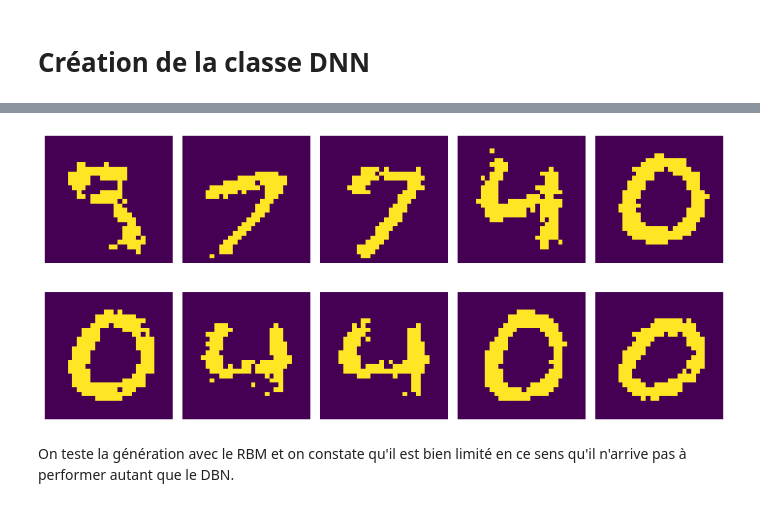
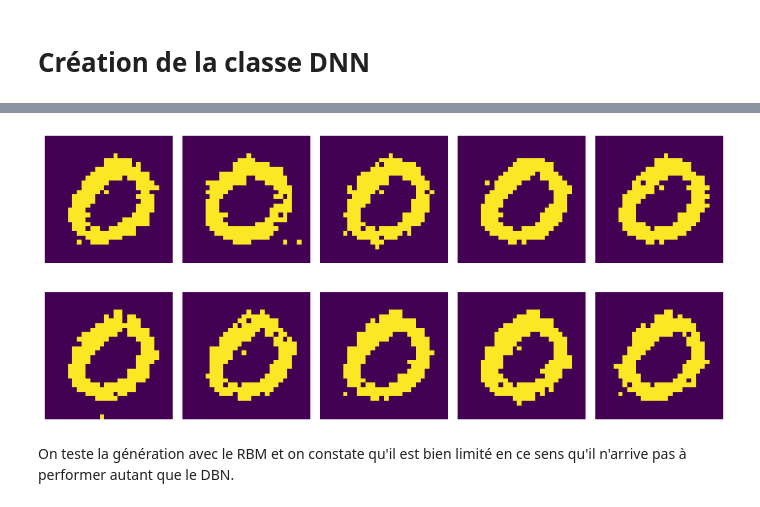
Before and after one commit to wdavys/DNN-dl2, a Jupyter notebook: TP_DNN.ipynb, the cells around one changed output, grey strips where cells are left out. Saved outputs shown, nothing was run; the diff lists cells and outputs as text; code cells hidden in the pictures.

```diff
--- a/TP_DNN.ipynb
+++ b/TP_DNN.ipynb
@@ -625,7 +625,7 @@ dbn1.pretrain(X_train_dnn[:500], nb_epoch=100, epoch_per_plot=10, batch_size=13,
 # %%
-dbn1.generate(nb_iter=100, height=28, width=28, thresh=.1)
+dbn1.generate(nb_iter=100, height=28, width=28, thresh=.5)
 # %% [output]
-[figure, old version]
+[figure, new version]
 # %% [markdown]
 On teste la génération avec le RBM et on constate qu'il est bien limité en ce sens qu'il n'arrive pas à performer autant que le DBN.
 # %%
```
Also changed, not shown: parts of 29 cells of this notebook.
